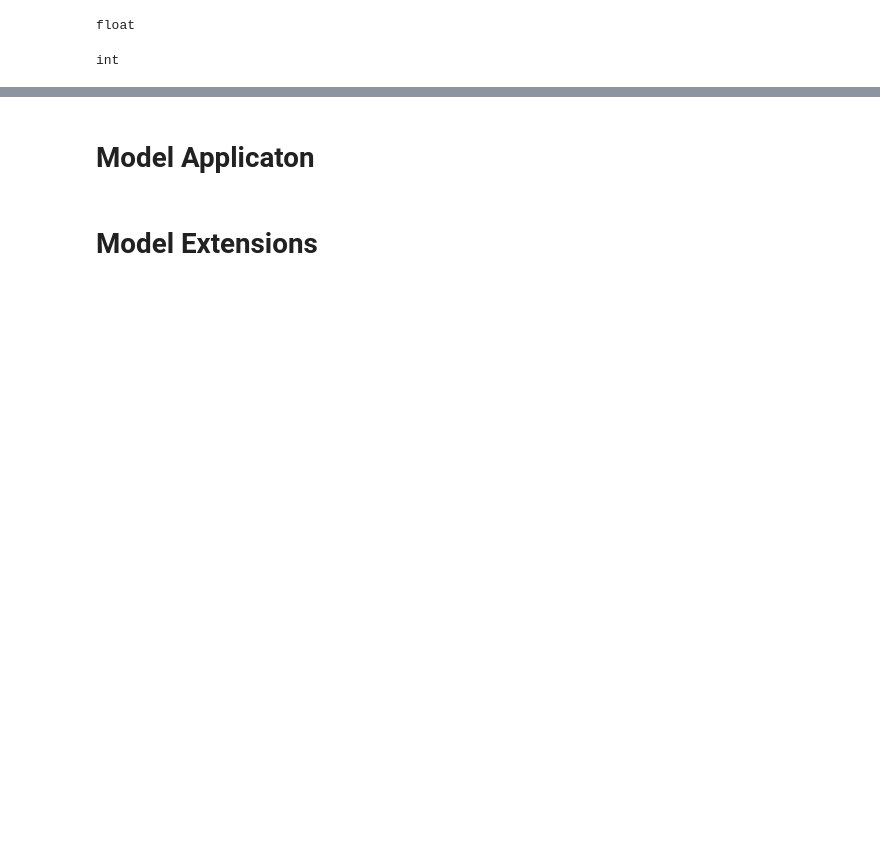
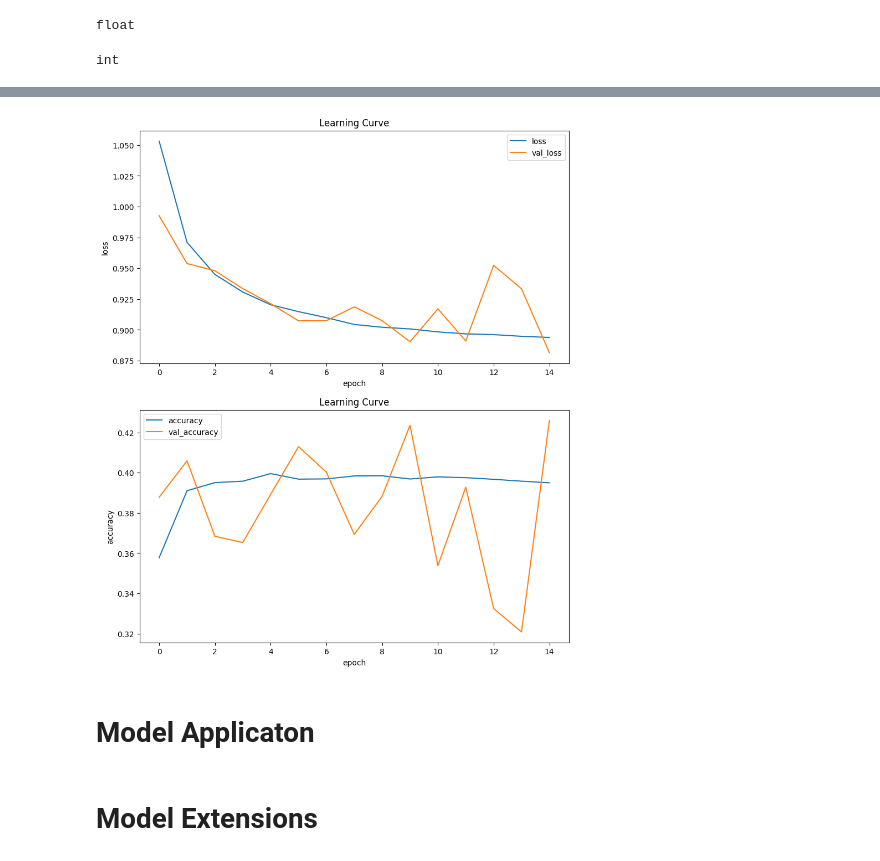
Before and after one commit to AmeerAliSaleem/MA4J5_Project, a Jupyter notebook: Ameer_Ali_Saleem_MA4J5_Main_Project.ipynb, the cells around one changed output, grey strips where cells are left out. Drawn from its saved outputs; the diff is of its cells as text; code cells hidden in the pictures; blank space fills up the shorter version.

```diff
--- a/Ameer_Ali_Saleem_MA4J5_Main_Project.ipynb
+++ b/Ameer_Ali_Saleem_MA4J5_Main_Project.ipynb
@@ -241,0 +286,9 @@ KeyboardInterrupt: ignored
+# %%
+model2 = tf.keras.Sequential([
+    tf.keras.layers.Embedding(vocab_size, embedding_dim, input_length=max_length),
+    tf.keras.layers.GlobalAveragePooling1D(),
+    tf.keras.layers.Dense(5, activation='softmax')
+])
+model2.compile(loss='categorical_crossentropy',optimizer='adam',metrics=['accuracy'])
+# %%
+history2 = model2.fit(train_padded, tf.one_hot(train_labels_int,5), epochs=num_epochs, validation_data=(test_padded, tf.one_hot(test_labels_int,5)), verbose=2)
@@ -242,3 +313,7 @@ KeyboardInterrupt: ignored
+# %%
+learning_curve(history2)
+# %% [output]
+[figure, added]
 # %% [markdown]
 # Model Applicaton
 # %% [markdown]
```
Also changed, not shown: parts of 18 cells of this notebook.
